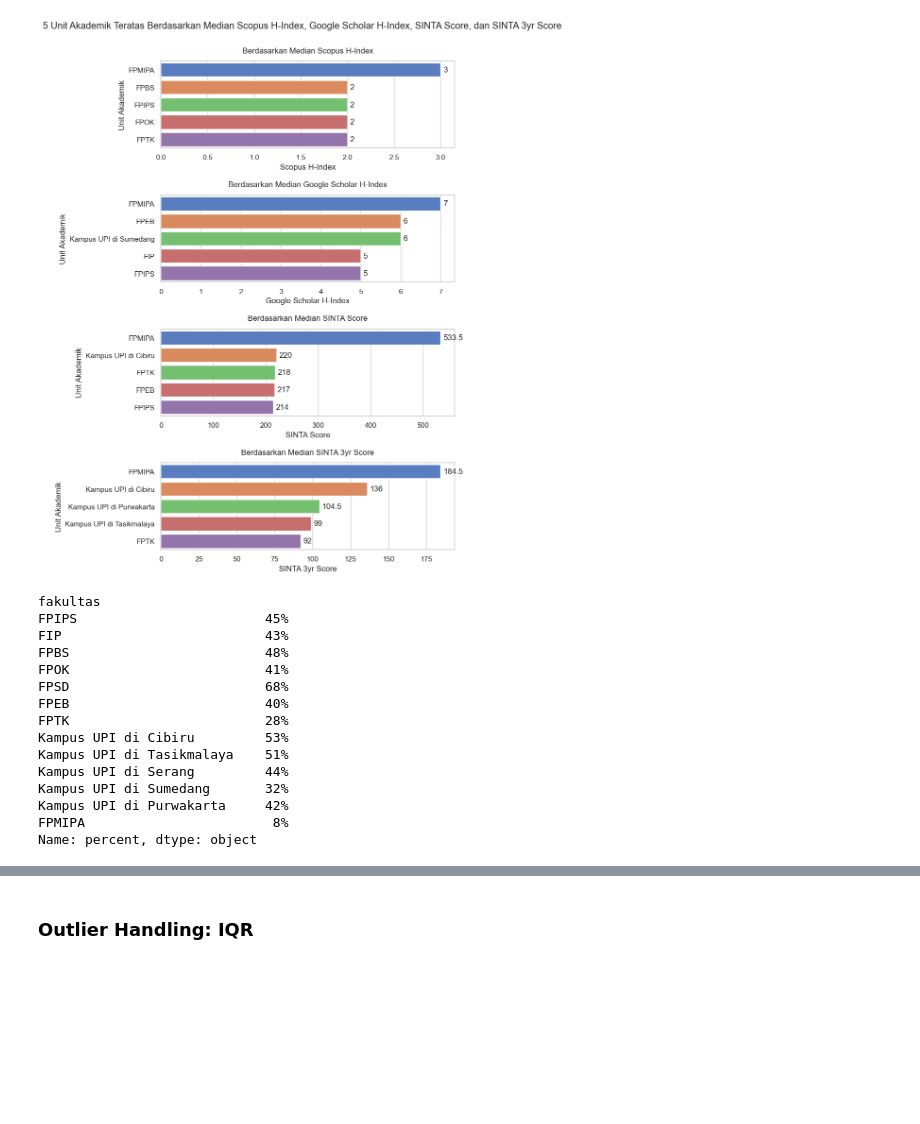
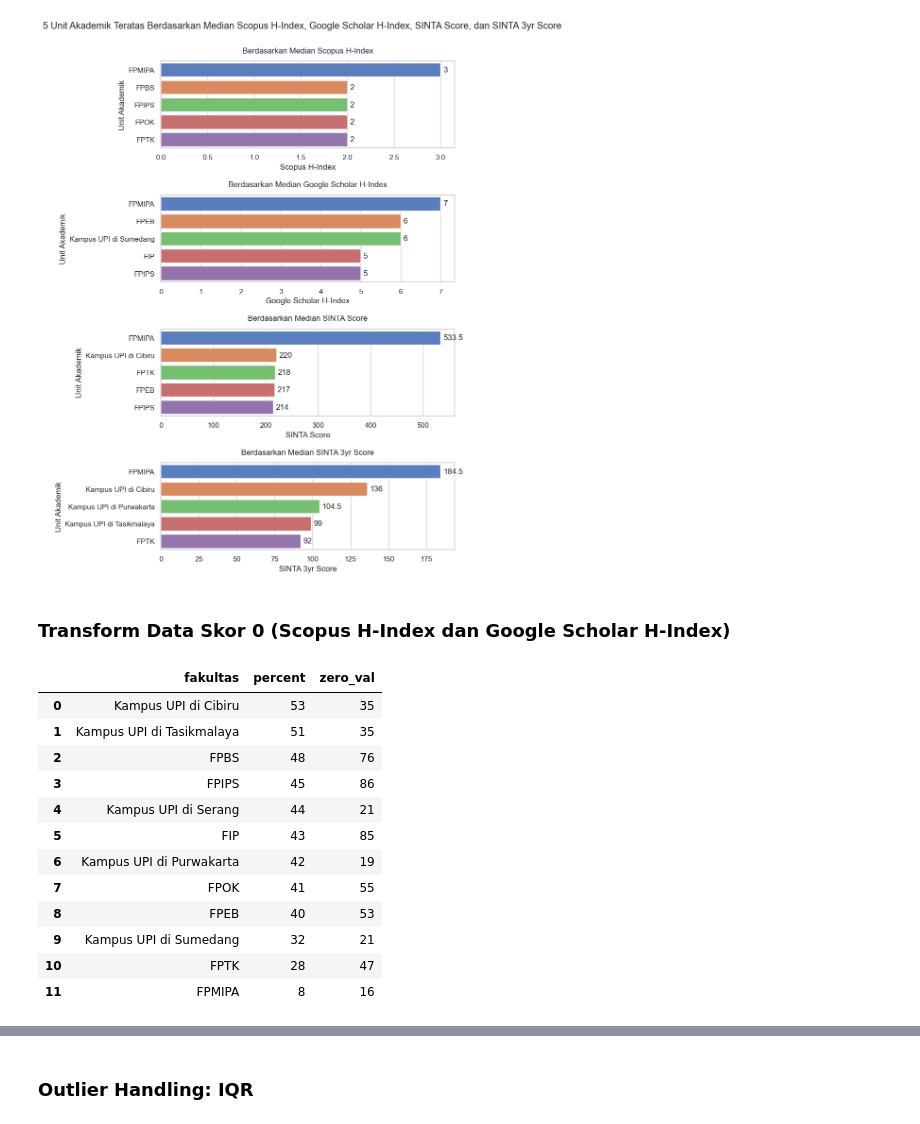
Before and after one commit to crypter7054/EDA-UPI-2022, a Jupyter notebook: Laporan SINTA 2023/EDA Unit Akademik 2023.ipynb, the cells around one changed output, grey strips where cells are left out. Saved outputs shown, nothing was run; the diff lists cells and outputs as text; code cells hidden in the pictures; blank space fills up the shorter version.

```diff
--- a/Laporan SINTA 2023/EDA Unit Akademik 2023.ipynb
+++ b/Laporan SINTA 2023/EDA Unit Akademik 2023.ipynb
@@ -538,40 +538,48 @@ for x, y, z, ax in zip(list_top_score, list_df_top, list_label, axes.flatten()):
 plt.show()
 # %% [output]
 [figure]
-# %%
-def transform_zero_score(col):
-
-    df_zero = df[df[col] == 0]
-    zero_val = df_zero.groupby('fakultas')['nama'].count()
-    total_val = df.groupby('fakultas')['nama'].count()
-
-    df_zero = pd.DataFrame({'zero': zero_val, 'total': total_val})
-
-    df_zero['percent'] = df_zero.apply(lambda row: row['zero'] / row['total'] * 100, axis=1)
-    df_zero = df_zero.sort_values(by='zero', ascending=False)
-    percent = pd.Series(df_zero['percent']).map(lambda x: f'{x:.0f}%')
-
-    return percent
-
-scopus_zero_percent = transform_zero_score('scopus_h_index')
-gs_zero_percent = transform_zero_score('gs_h_index')
-scopus_zero_percent
-# %% [output]
-fakultas
-FPIPS                        45%
-FIP                          43%
-FPBS                         48%
-FPOK                         41%
-FPSD                         68%
-FPEB                         40%
-FPTK                         28%
-Kampus UPI di Cibiru         53%
-Kampus UPI di Tasikmalaya    51%
-Kampus UPI di Serang         44%
-Kampus UPI di Sumedang       32%
-Kampus UPI di Purwakarta     42%
-FPMIPA                        8%
-Name: percent, dtype: object
+# %% [markdown]
+### Transform Data Skor 0 (Scopus H-Index dan Google Scholar H-Index)
+# %%
+def transform_zero_score(col, df):
+
+    df = df[df['fakultas'].str.contains('FPSD') == False]
+
+    df_zero = df[df[col] == 0]
+    zero_val = df_zero.groupby('fakultas')['nama'].count()
+    total_val = df.groupby('fakultas')['nama'].count()
+
+    df_zero = pd.DataFrame({'zero': zero_val, 'total': total_val})
+
+    df_zero['percent'] = df_zero.apply(lambda row: row['zero'] / row['total'] * 100, axis=1)
+    df_zero = df_zero.sort_values(by='zero', ascending=False)
+    percent = pd.Series(df_zero['percent']).map(lambda x: f'{x:.0f}')
+    percent = pd.DataFrame(percent)
+
+    percent['zero_val'] = zero_val
+    percent['percent'] = percent['percent'].astype(int)
+
+    percent = percent.sort_values(by='percent', ascending=False).reset_index()
+
+    return percent
+
+scopus_zero_percent = transform_zero_score('scopus_h_index', df)
+gs_zero_percent = transform_zero_score('gs_h_index', df)
+scopus_zero_percent
+# %% [output]
+|  | fakultas | percent | zero_val |
+| 0 | Kampus UPI di Cibiru | 53 | 35 |
+| 1 | Kampus UPI di Tasikmalaya | 51 | 35 |
+| 2 | FPBS | 48 | 76 |
+| 3 | FPIPS | 45 | 86 |
+| 4 | Kampus UPI di Serang | 44 | 21 |
+| 5 | FIP | 43 | 85 |
+| 6 | Kampus UPI di Purwakarta | 42 | 19 |
+| 7 | FPOK | 41 | 55 |
+| 8 | FPEB | 40 | 53 |
+| 9 | Kampus UPI di Sumedang | 32 | 21 |
+| 10 | FPTK | 28 | 47 |
+| 11 | FPMIPA | 8 | 16 |
 # %%
 sns.set_theme(style="whitegrid")
 
```
Also changed, not shown: parts of 7 cells of this notebook.
